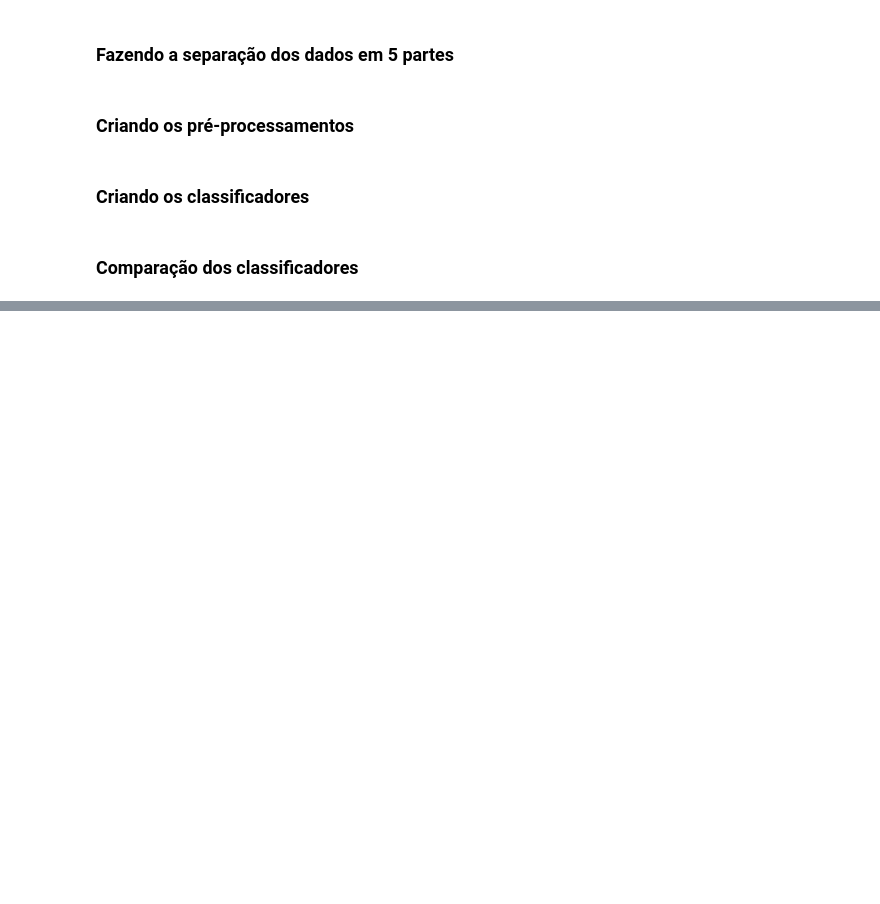
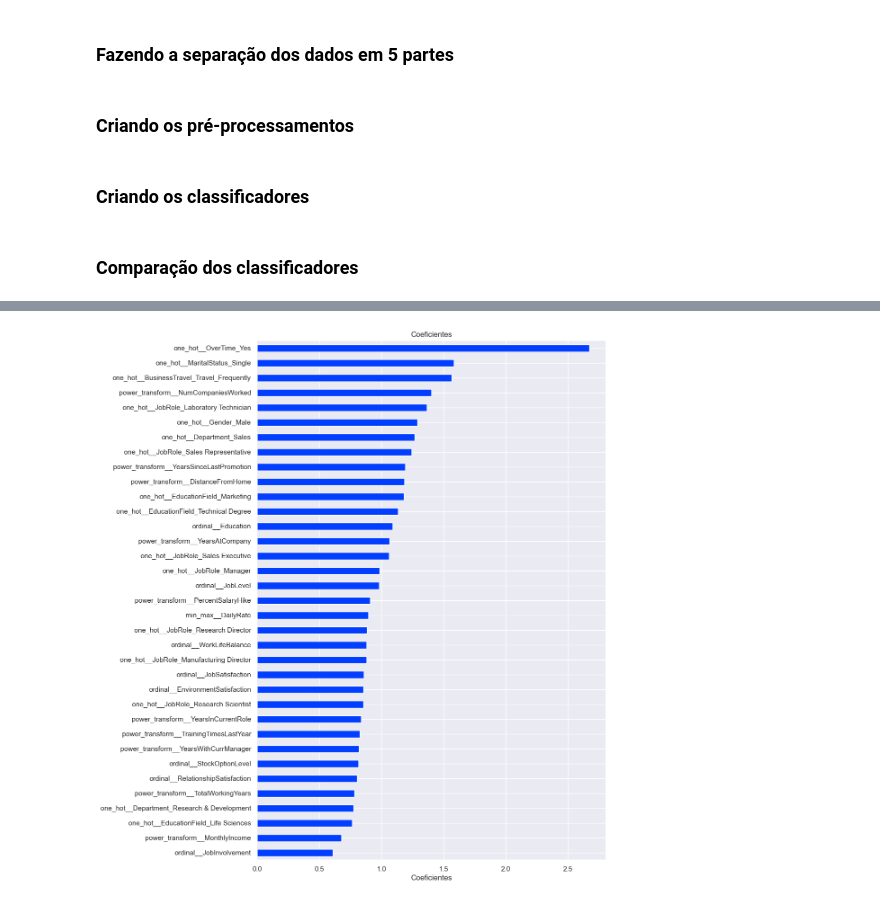
Before and after one commit to Antonio-Manoel/IBM-attrition, a Jupyter notebook: notebooks/MachineLearning.ipynb, the cells around one changed output, grey strips where cells are left out. Drawn from its saved outputs; the diff is of its cells as text; code cells hidden in the pictures; blank space fills up the shorter version.

```diff
--- a/notebooks/MachineLearning.ipynb
+++ b/notebooks/MachineLearning.ipynb
@@ -185,0 +347,4 @@ plot_comparar_metricas_modelos(df_resultados)
+# %%
+coefs_odds = coefs.copy()
+coefs_odds["coeficiente"] = np.exp(coefs_odds["coeficiente"])
+coefs_odds
@@ -185,0 +369,4 @@ plot_comparar_metricas_modelos(df_resultados)
+# %%
+plot_coeficientes(coefs_odds.query("coeficiente != 1"))
+# %% [output]
+[figure, added]
```
Also changed, not shown: parts of 24 cells of this notebook.
